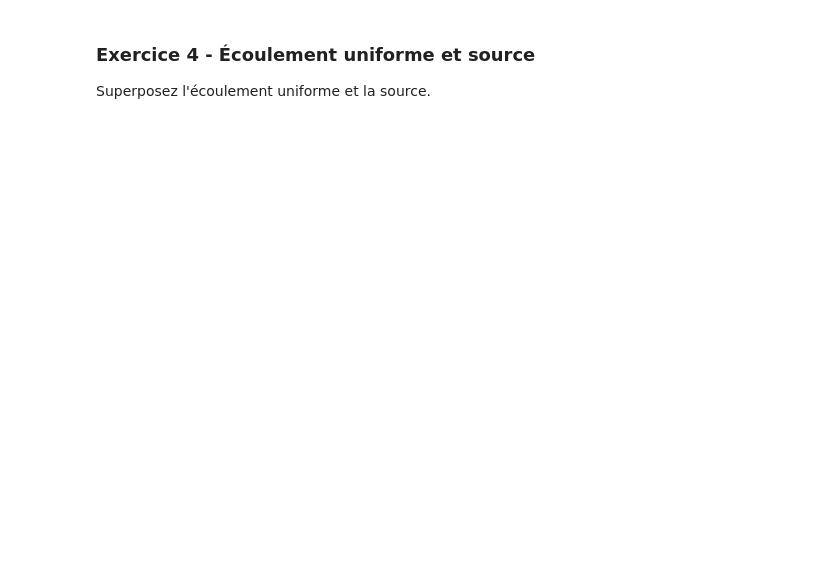
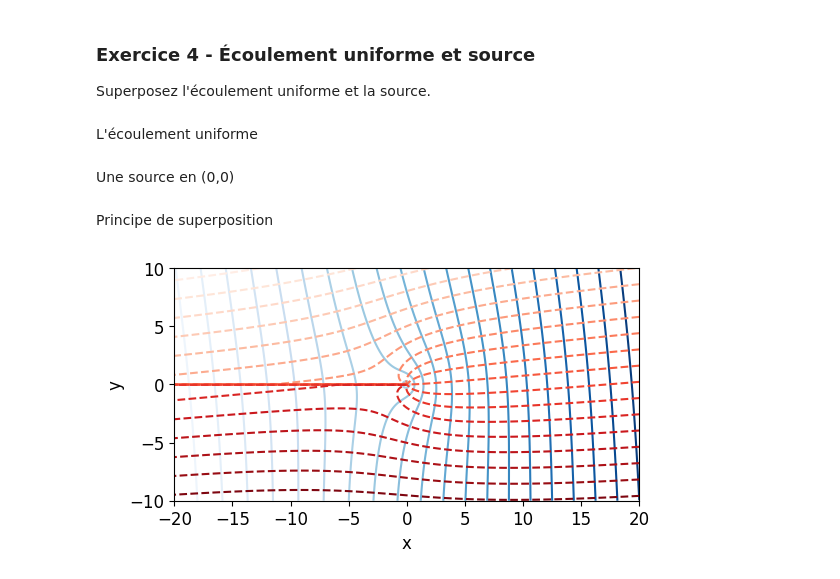
Before and after one commit to sanjosem/mec757_solutions, a Jupyter notebook: enonces/sources_elementaires/sourcesElem.ipynb, the cells around one changed output. Cells and saved outputs as stored; diff of their text form; code cells hidden in the pictures; blank space fills up the shorter version.

```diff
--- a/enonces/sources_elementaires/sourcesElem.ipynb
+++ b/enonces/sources_elementaires/sourcesElem.ipynb
@@ -170,0 +188,2 @@ THETA = np.arctan2(X,Y)
+# %% [markdown]
+L'écoulement uniforme
@@ -171 +196,3 @@ THETA = np.arctan2(X,Y)
+# %% [markdown]
+Une source en (0,0)
 # %%
@@ -173,0 +203,2 @@ V = Vinf*np.sin(alpha) + L/(2*np.pi) * Y / R**2
+# %% [markdown]
+Principe de superposition
@@ -174 +210,10 @@ V = Vinf*np.sin(alpha) + L/(2*np.pi) * Y / R**2
+# %%
+plt.contour(X,Y,PHI,Ncontours,cmap=plt.cm.Blues)
+plt.contour(X,Y,PSI,Ncontours,linestyles='dashed',cmap=plt.cm.Reds)
+plt.xlabel('x')
+plt.ylabel('y')
+plt.axis('image')
+plt.show()
+# %% [output]
+[figure, added]
 # %%
```
Also changed, not shown: parts of 27 cells of this notebook.
